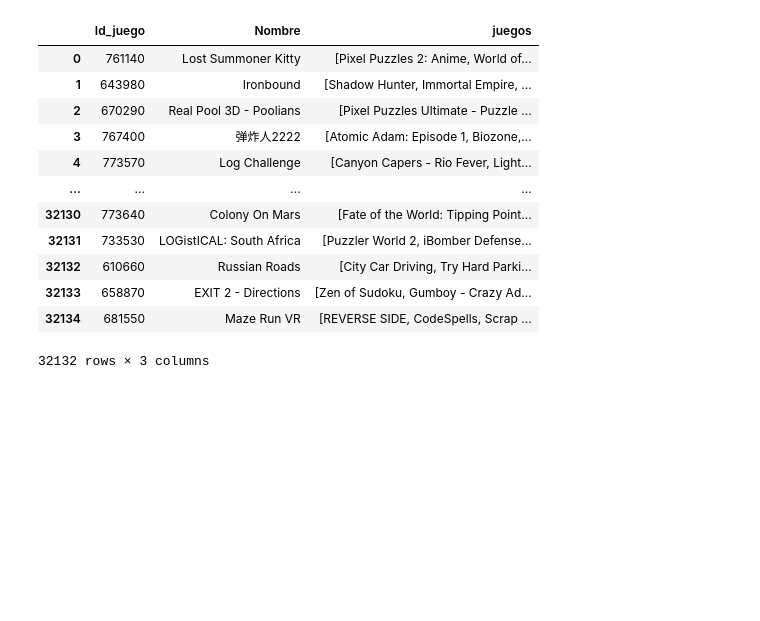
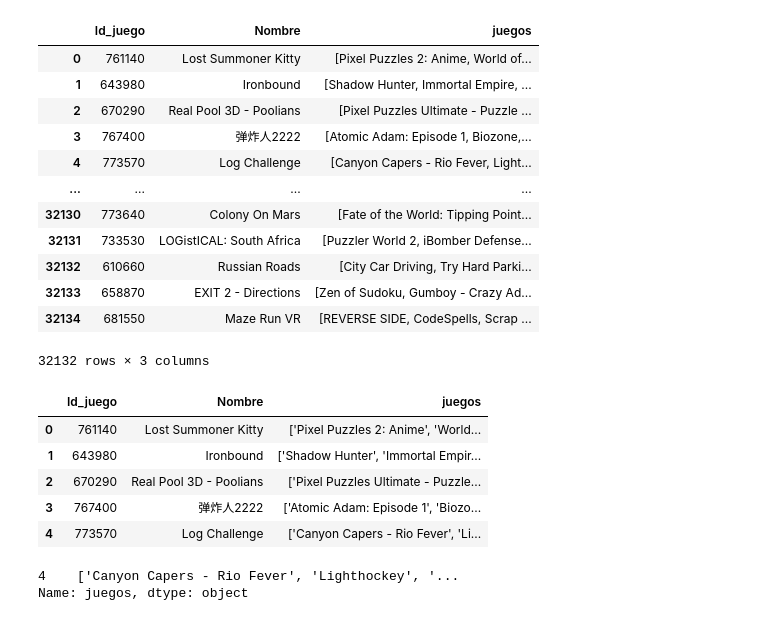
Before and after one commit to JUrielCerecero/PI-MLOPS, a Jupyter notebook: modelo1.ipynb, the cells around one changed output. Drawn from its saved outputs; the diff is of its cells as text; code cells hidden in the pictures; blank space fills up the shorter version.

```diff
--- a/modelo1.ipynb
+++ b/modelo1.ipynb
@@ -96,3 +96,12 @@ dffuncion
 32132 rows × 3 columns
 # %%
 dffuncion.to_csv('consulta_modelo1.csv', index=False)
+# %%
+dffuncion.head()
+# %% [output]
+|  | Id_juego | Nombre | juegos |
+| 0 | 761140 | Lost Summoner Kitty | ['Pixel Puzzles 2: Anime', 'World... |
+| 1 | 643980 | Ironbound | ['Shadow Hunter', 'Immortal Empir... |
+| 2 | 670290 | Real Pool 3D - Poolians | ['Pixel Puzzles Ultimate - Puzzle... |
+| 3 | 767400 | 弹炸人2222 | ['Atomic Adam: Episode 1', 'Biozo... |
+| 4 | 773570 | Log Challenge | ['Canyon Capers - Rio Fever', 'Li... |
@@ -98,0 +111,5 @@ dffuncion.to_csv('consulta_modelo1.csv', index=False)
+# %%
+recomendacion_juego(773570)
+# %% [output]
+4    ['Canyon Capers - Rio Fever', 'Lighthockey', '...
+Name: juegos, dtype: object
```
Also changed, not shown: parts of 1 cell of this notebook, 6 other files.
